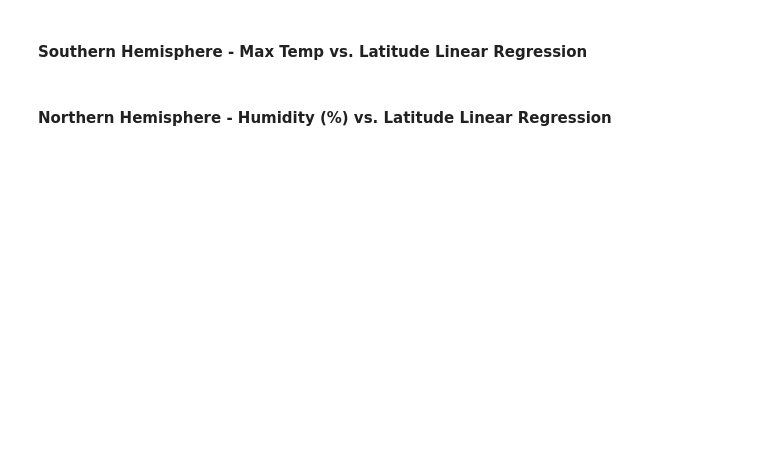
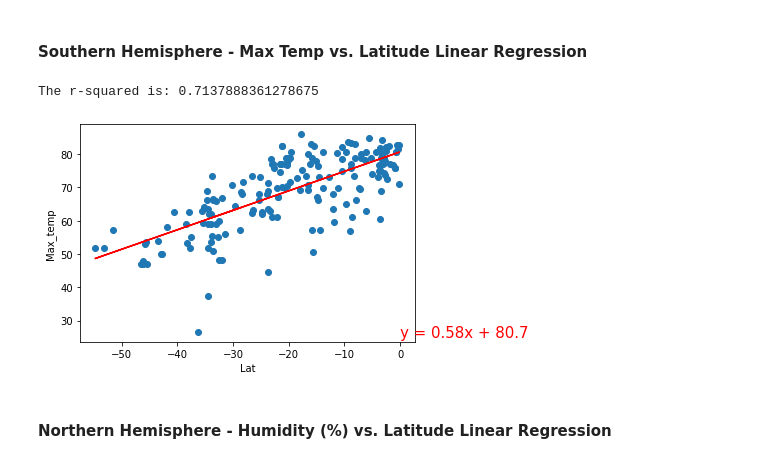
Before and after one commit to garycastle/PythonAPI-Coursework, a Jupyter notebook: starter_code/WeatherPy.ipynb, the cells around one changed output. Saved outputs shown, nothing was run; the diff lists cells and outputs as text; code cells hidden in the pictures; blank space fills up the shorter version.

```diff
--- a/starter_code/WeatherPy.ipynb
+++ b/starter_code/WeatherPy.ipynb
@@ -254,4 +270,12 @@ plt.show()
 # %% [markdown]
 ####  Southern Hemisphere - Max Temp vs. Latitude Linear Regression
+# %%
+xlbl = "Lat"
+ylbl = "Max_temp"
+lblpos = (0,25)
+plotLinearRegression(south[xlbl],south[ylbl],xlbl,ylbl,lblpos,6)
+# %% [output]
+The r-squared is: 0.7137888361278675
+[figure, added]
 # %% [markdown]
 ####  Northern Hemisphere - Humidity (%) vs. Latitude Linear Regression
```
Also changed, not shown: parts of 23 cells of this notebook, 1 other file.
